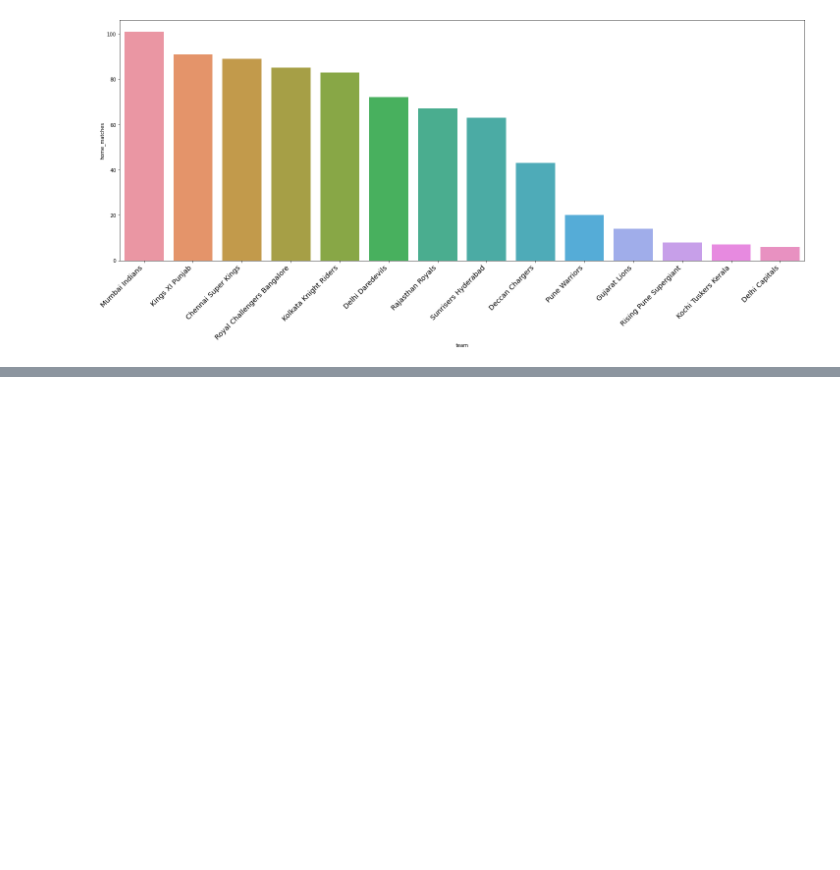
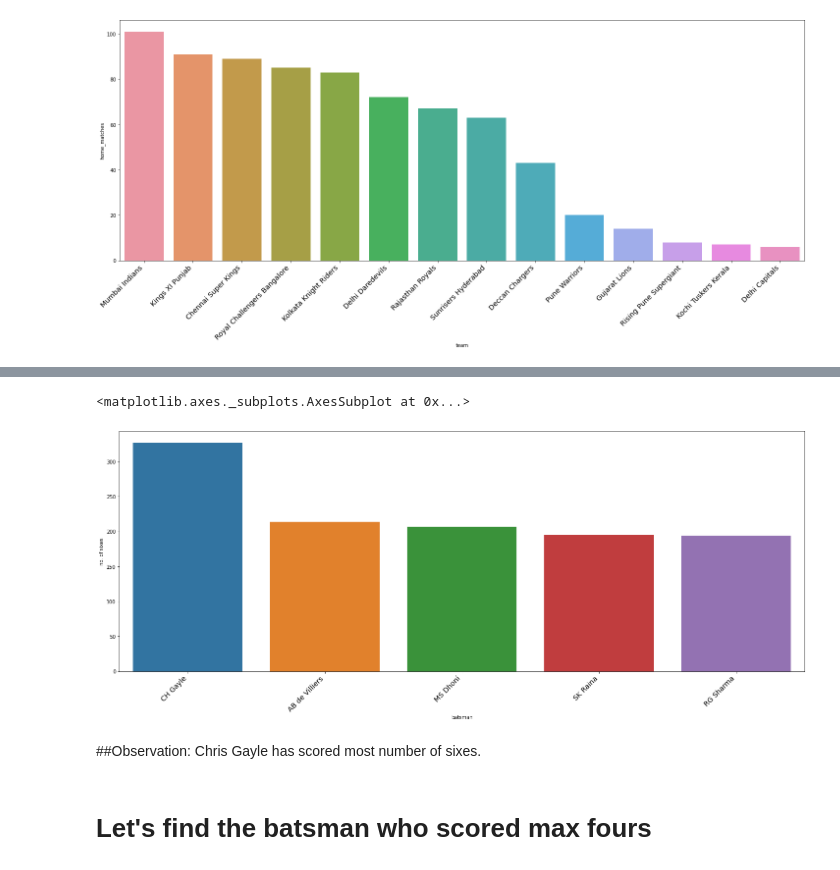
Before and after one commit to prateekk21/ipl-t20-cricket-analysis, a Jupyter notebook: Prateek_Arora_IPL_T20_Cricket_Analysis.ipynb, the cells around one changed output, grey strips where cells are left out. Drawn from its saved outputs; the diff is of its cells as text; code cells hidden in the pictures; blank space fills up the shorter version.

```diff
--- a/Prateek_Arora_IPL_T20_Cricket_Analysis.ipynb
+++ b/Prateek_Arora_IPL_T20_Cricket_Analysis.ipynb
@@ -446,0 +584,6 @@ sns.barplot('team', 'home_matches', data=teamwise_home_away_df.sort_values(by=['
+# %%
+deliveries_df_6 = deliveries_df[deliveries_df['batsman_runs']==6]
+# %%
+deliveries_df_6 = deliveries_df_6.groupby('batsman').agg({'batsman_runs':sum}).reset_index()
+# %%
+deliveries_df_6['no. of sixes'] = deliveries_df_6['batsman_runs'].apply(lambda x: x/6)
@@ -446,0 +599,18 @@ sns.barplot('team', 'home_matches', data=teamwise_home_away_df.sort_values(by=['
+# %%
+deliveries_df_6.sort_values(by=['no. of sixes'], ascending=False, inplace=True)
+# %%
+plt.figure(figsize=(25,9))
+plt.xticks(
+    rotation=45,
+    horizontalalignment='right',
+    fontweight='light',
+    fontsize='x-large'
+)
+sns.barplot('batsman', 'no. of sixes', data=deliveries_df_6.head())
+# %% [output]
+<matplotlib.axes._subplots.AxesSubplot at 0x...>
+[figure, added]
+# %% [markdown]
+##Observation: Chris Gayle has scored most number of sixes.
+# %% [markdown]
+# Let's find the batsman who scored max fours
```
Also changed, not shown: parts of 108 cells of this notebook.
